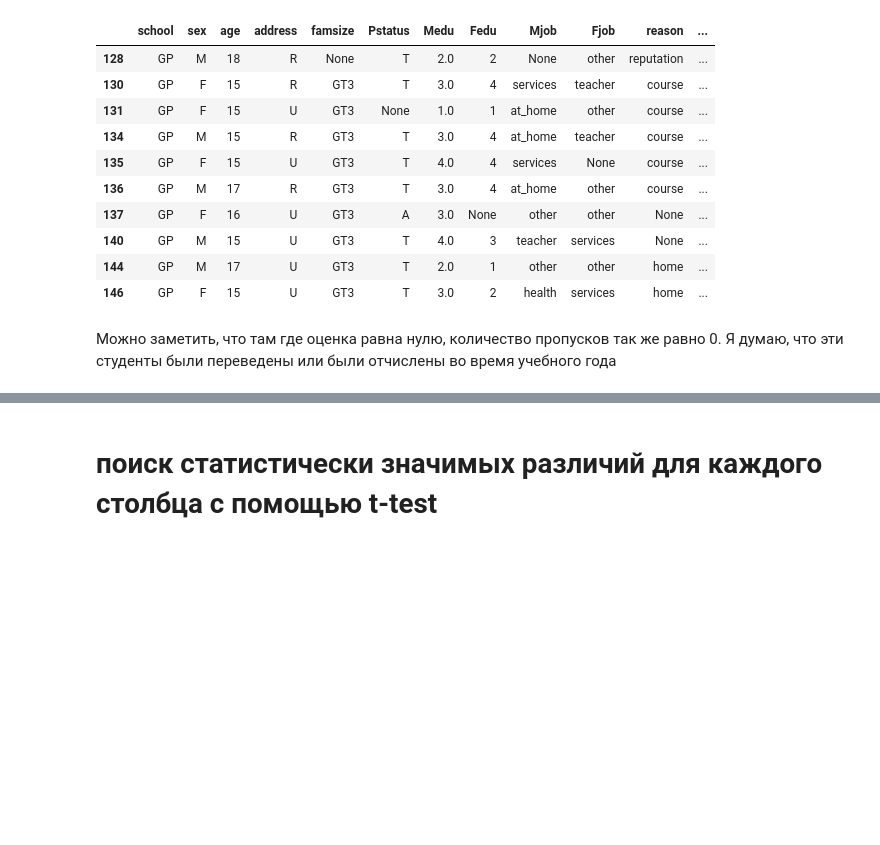
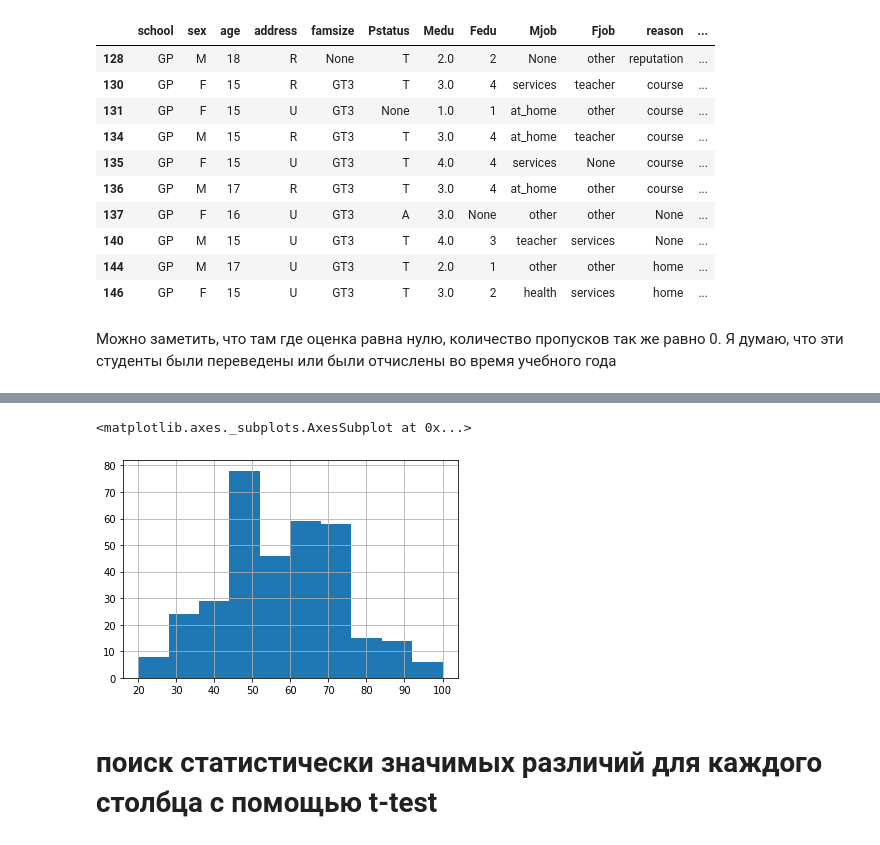
Before and after one commit to HeySlava/projects, a Jupyter notebook: module_2/Итоговое задание.ipynb, the cells around one changed output, grey strips where cells are left out. Drawn from its saved outputs; the diff is of its cells as text; code cells hidden in the pictures; blank space fills up the shorter version.

```diff
--- a/module_2/Итоговое задание.ipynb
+++ b/module_2/Итоговое задание.ipynb
@@ -355,3 +356,8 @@ None
+# %%
+stud['score'].hist()
+# %% [output]
+<matplotlib.axes._subplots.AxesSubplot at 0x...>
+[figure, added]
 # %% [markdown]
 # поиск статистически значимых различий для каждого столбца с помощью t-test
 # %%
```
Also changed, not shown: parts of 8 cells of this notebook.
